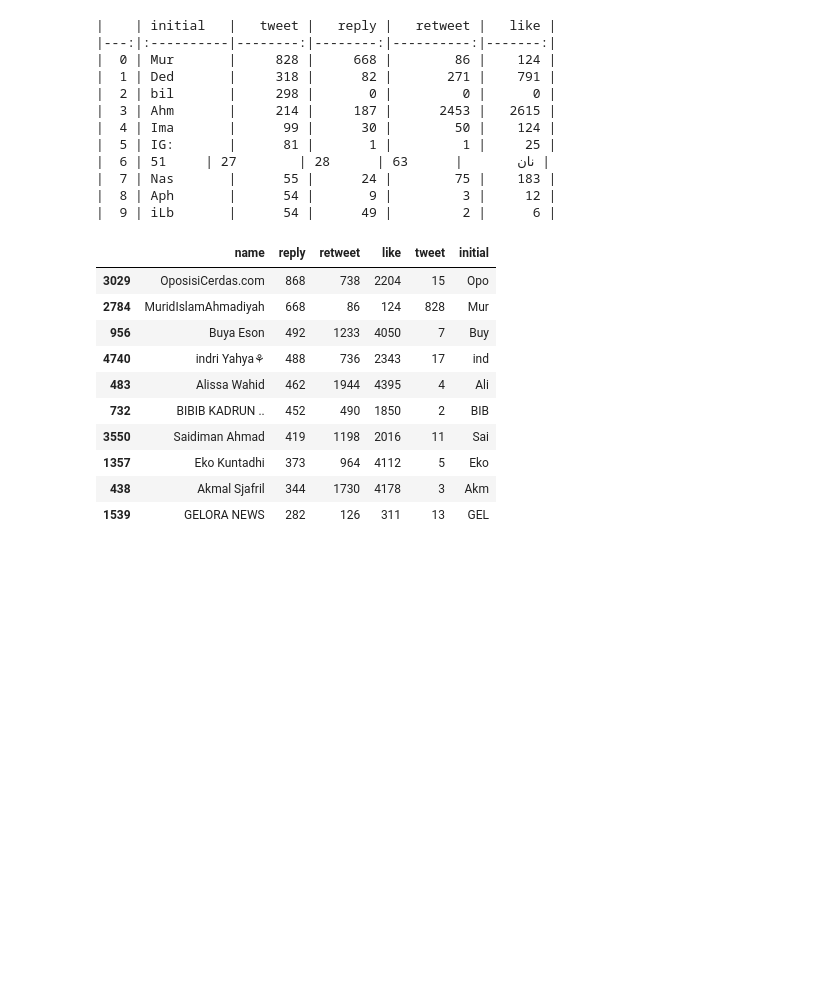
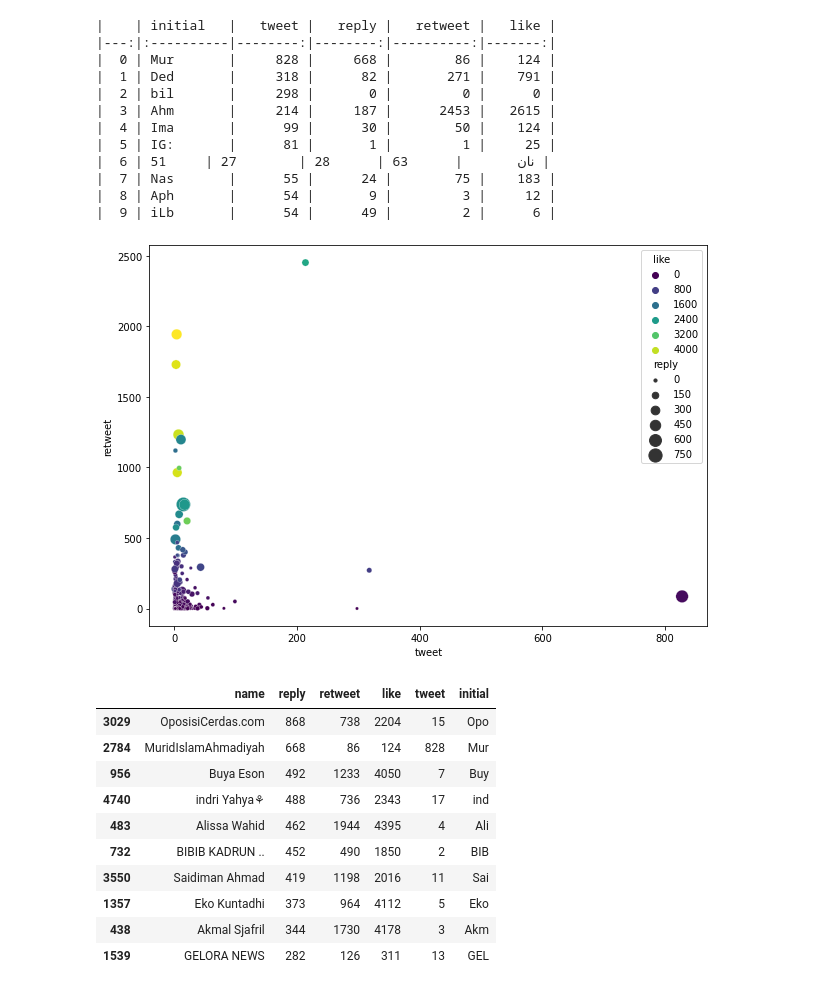
Before and after one commit to iddzzz/netizen-sentiment-analysis, a Jupyter notebook: exploratory-data-analysis.ipynb, the cells around one changed output. Saved outputs shown, nothing was run; the diff lists cells and outputs as text; code cells hidden in the pictures; blank space fills up the shorter version.

```diff
--- a/exploratory-data-analysis.ipynb
+++ b/exploratory-data-analysis.ipynb
@@ -102,6 +106,18 @@ print(peruser[['initial', 'tweet', 'reply', 'retweet', 'like']].sort_values('twe
 |  7 | Nas       |      55 |      24 |        75 |    183 |
 |  8 | Aph       |      54 |       9 |         3 |     12 |
 |  9 | iLb       |      54 |      49 |         2 |      6 |
+# %%
+fig, ax = plt.subplots(figsize=(10, 7))
+sns.scatterplot(
+    data=peruser,
+    x='tweet', y='retweet',
+    hue='like', palette=matplotlib.cm.get_cmap('viridis'),
+    size='reply', sizes=(10, 200)
+)
+
+fig.savefig('users.png')
+# %% [output]
+[figure, added]
 # %%
 peruser.sort_values('reply', ascending=False).head(10)
 # %% [output]
```
Also changed, not shown: parts of 1 cell of this notebook, 2 other files.
